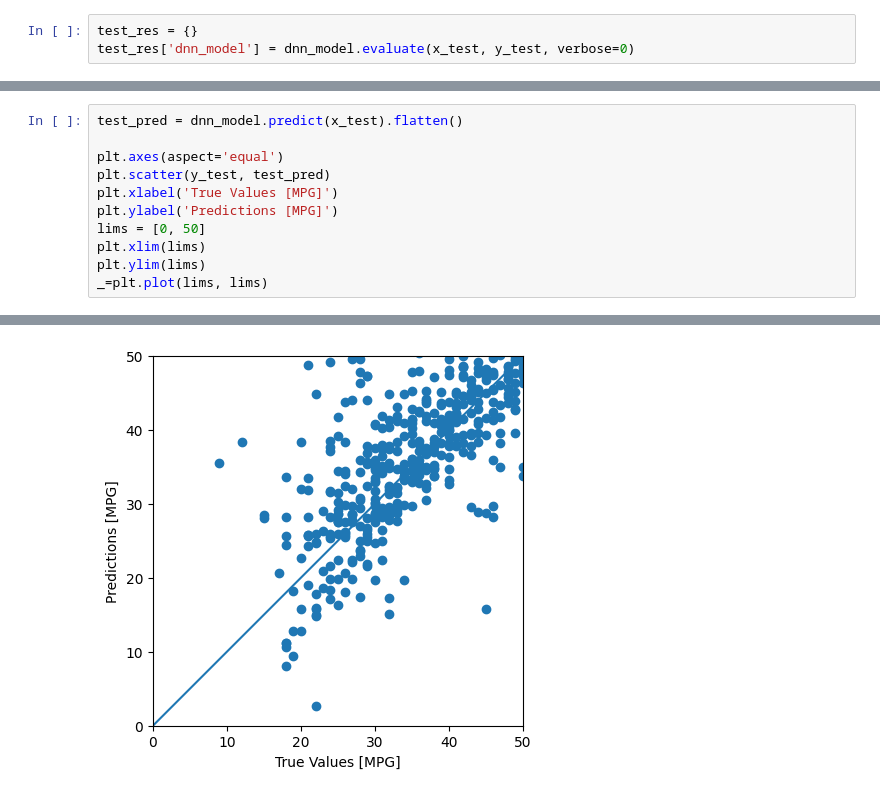
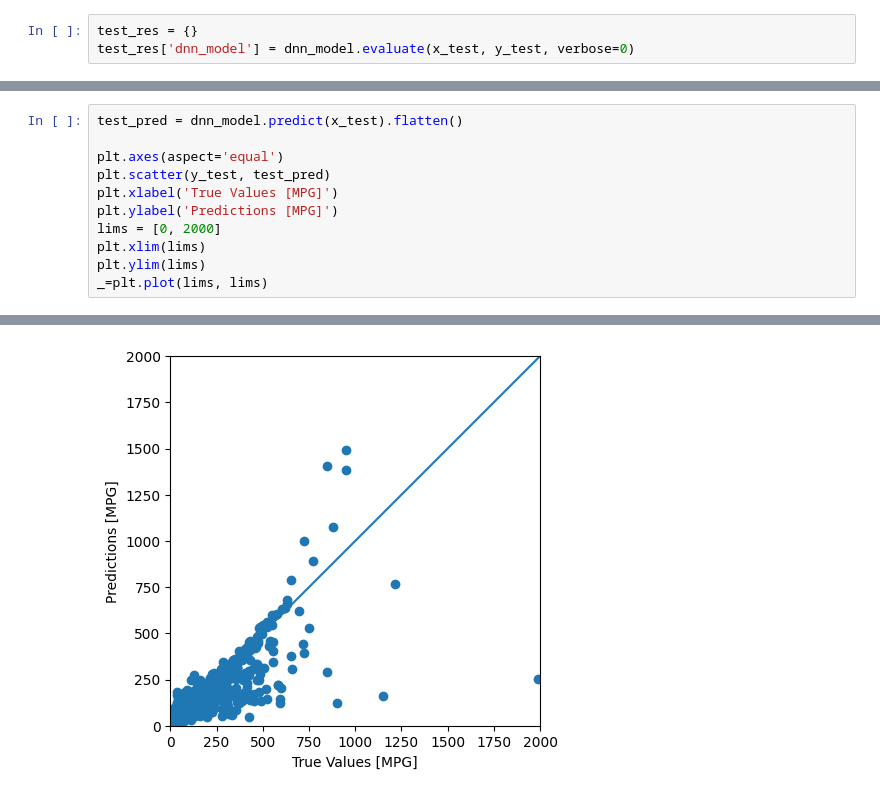
Before and after one commit to sofiapaezpascua-ops/proyecto-2, a Jupyter notebook: modelo_regresion.ipynb, the cells around one changed output, grey strips where cells are left out. Cells and saved outputs as stored; diff of their text form.

```diff
--- a/modelo_regresion.ipynb
+++ b/modelo_regresion.ipynb
@@ -196,7 +197,7 @@ plt.axes(aspect='equal')
 plt.scatter(y_test, test_pred)
 plt.xlabel('True Values [MPG]')
 plt.ylabel('Predictions [MPG]')
-lims = [0, 50]
+lims = [0, 2000]
 plt.xlim(lims)
 plt.ylim(lims)
 _=plt.plot(lims, lims)
@@ -205 +206 @@ _=plt.plot(lims, lims)
-[figure, old version]
+[figure, new version]
```
Also changed, not shown: parts of 10 cells of this notebook, 2 other files.
